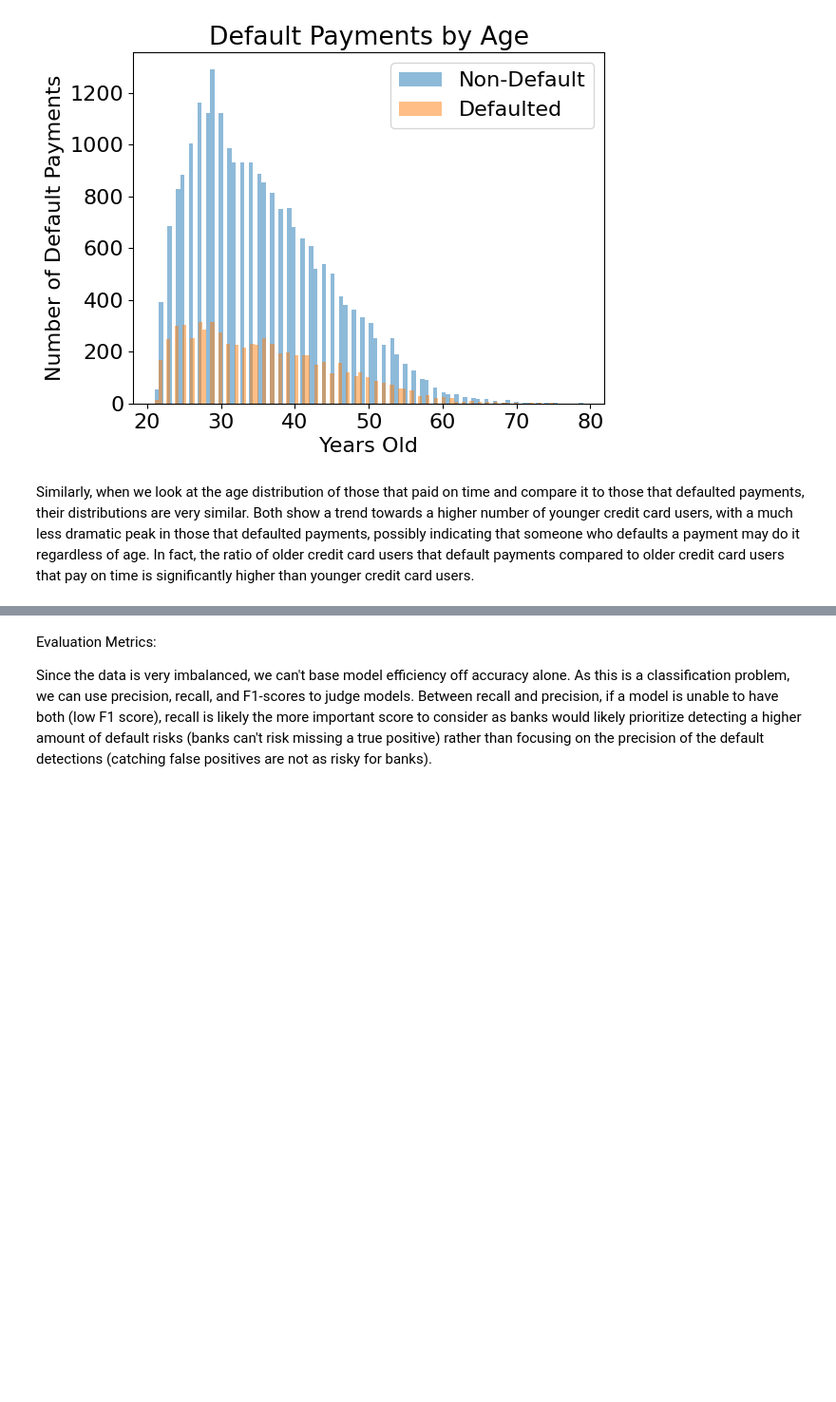
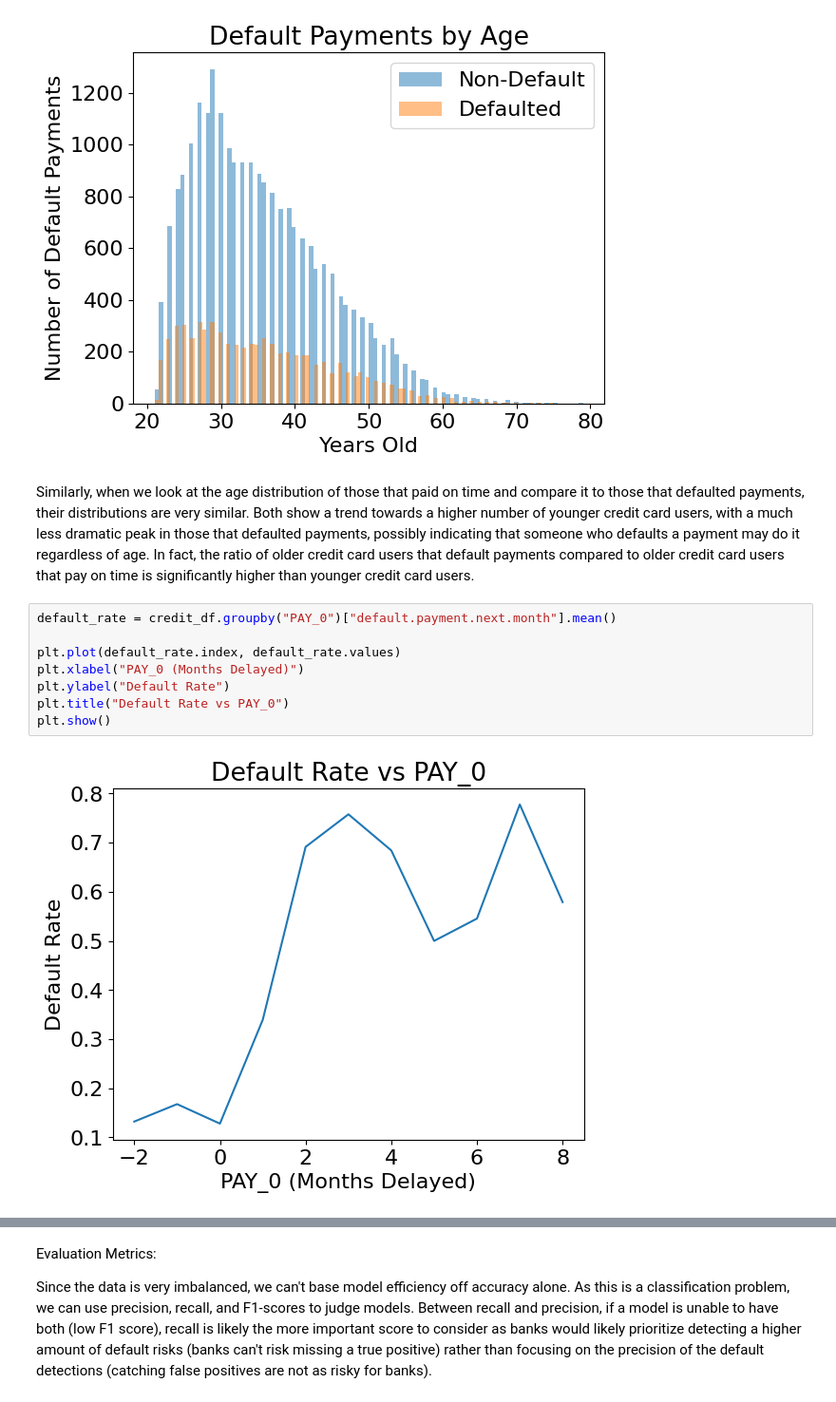
Before and after one commit to angshe/330hw5, a Jupyter notebook: hw5.ipynb, the cells around one changed output, grey strips where cells are left out. Shown at 95% size. Drawn from its saved outputs; the diff is of its cells as text; blank space fills up the shorter version.

```diff
--- a/hw5.ipynb
+++ b/hw5.ipynb
@@ -319,3 +337,13 @@ plt.legend(loc='upper right')
 [figure]
 # %% [markdown]
 Similarly, when we look at the age distribution of those that paid on time and compare it to those that defaulted payments, their distributions are very similar. Both show a trend towards a higher number of younger credit card users, with a much less dramatic peak in those that defaulted payments, possibly indicating that someone who defaults a payment may do it regardless of age. In fact, the ratio of older credit card users that default payments compared to older credit card users that pay on time is significantly higher than younger credit card users.
+# %%
+default_rate = credit_df.groupby("PAY_0")["default.payment.next.month"].mean()
+
+plt.plot(default_rate.index, default_rate.values)
+plt.xlabel("PAY_0 (Months Delayed)")
+plt.ylabel("Default Rate")
+plt.title("Default Rate vs PAY_0")
+plt.show()
+# %% [output]
+[figure, added]
```
Also changed, not shown: parts of 61 cells of this notebook, 1 other file.
